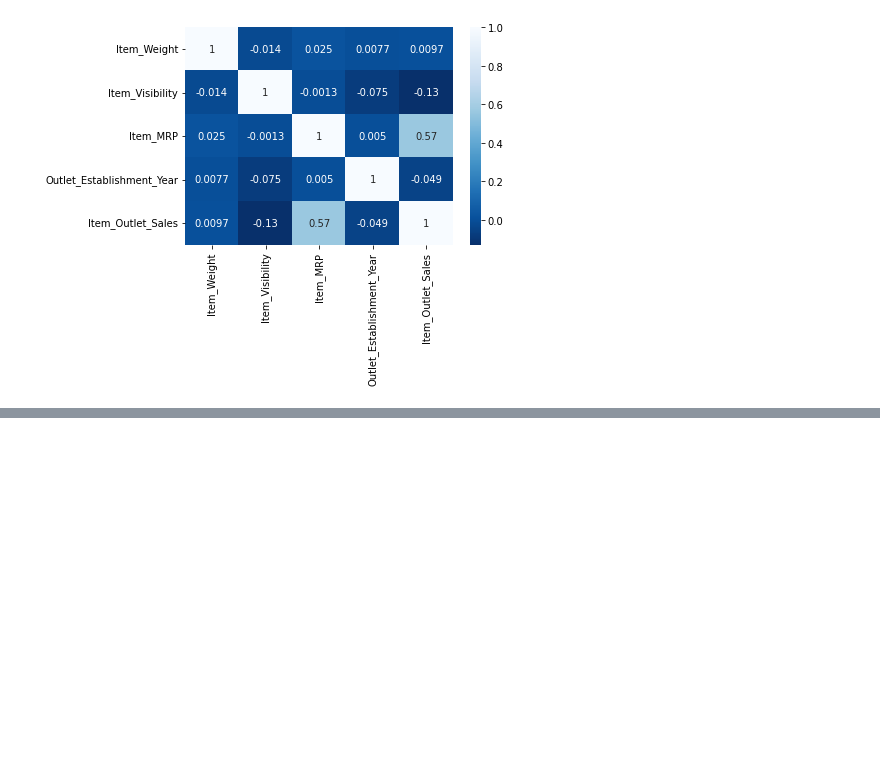
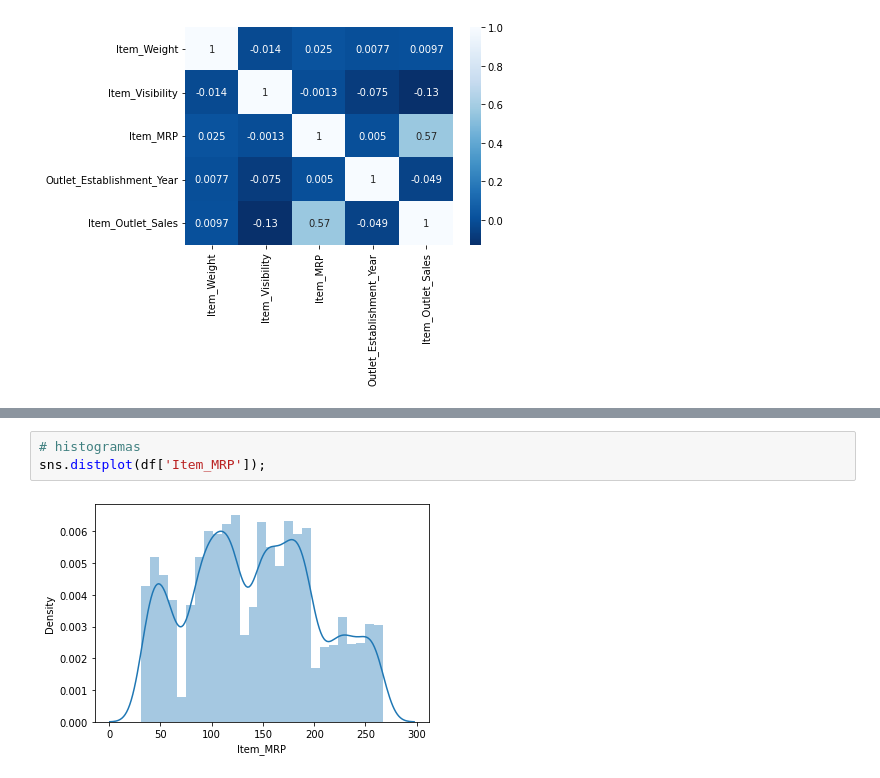
Before and after one commit to cristiank1038/predicciones-ventas-alimenticias, a Jupyter notebook: Actividad_sales_predictions.ipynb, the cells around one changed output, grey strips where cells are left out. Saved outputs shown, nothing was run; the diff lists cells and outputs as text; blank space fills up the shorter version.

```diff
--- a/Actividad_sales_predictions.ipynb
+++ b/Actividad_sales_predictions.ipynb
@@ -338,0 +347,5 @@ sns.heatmap(corr, cmap = 'Blues_r', annot = True)
+# %%
+# histogramas
+sns.distplot(df['Item_MRP']);
+# %% [output]
+[figure, added]
```
Also changed, not shown: parts of 1 cell of this notebook.
